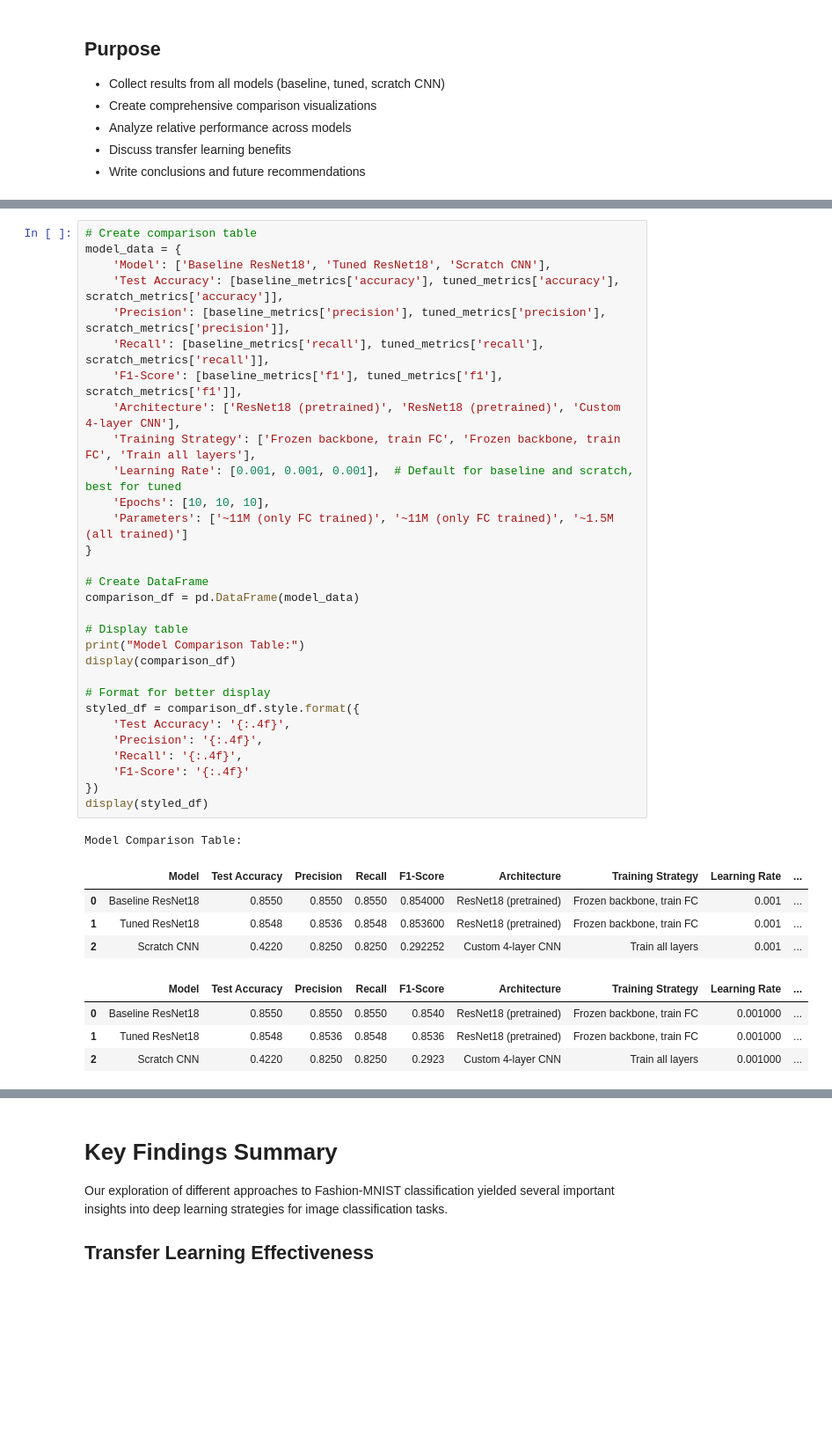
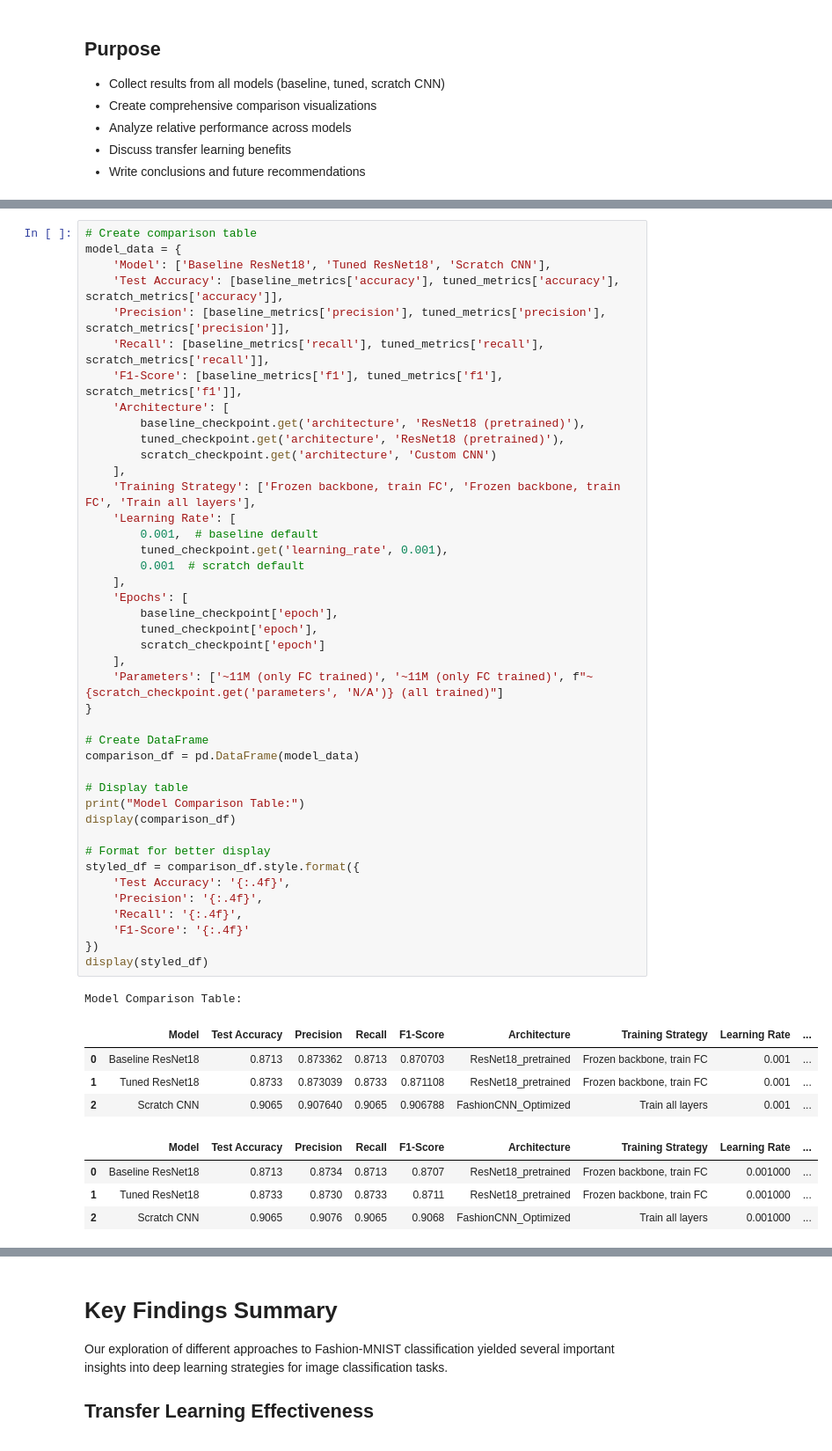
Before and after one commit to Skelligg/DL_Machine_Vision_Project, a Jupyter notebook: notebooks/06_comparison.ipynb, the cells around one changed output, grey strips where cells are left out. Shown at 88% size. Saved outputs shown, nothing was run; the diff lists cells and outputs as text; blank space fills up the shorter version.

```diff
--- a/notebooks/06_comparison.ipynb
+++ b/notebooks/06_comparison.ipynb
@@ -159,40 +117,52 @@ Scratch CNN: Accuracy = 0.4220, F1 = 0.2923
 # %%
 # Create comparison table
 model_data = {
     'Model': ['Baseline ResNet18', 'Tuned ResNet18', 'Scratch CNN'],
     'Test Accuracy': [baseline_metrics['accuracy'], tuned_metrics['accuracy'], scratch_metrics['accuracy']],
     'Precision': [baseline_metrics['precision'], tuned_metrics['precision'], scratch_metrics['precision']],
     'Recall': [baseline_metrics['recall'], tuned_metrics['recall'], scratch_metrics['recall']],
     'F1-Score': [baseline_metrics['f1'], tuned_metrics['f1'], scratch_metrics['f1']],
-    'Architecture': ['ResNet18 (pretrained)', 'ResNet18 (pretrained)', 'Custom 4-layer CNN'],
+    'Architecture': [
+        baseline_checkpoint.get('architecture', 'ResNet18 (pretrained)'),
+        tuned_checkpoint.get('architecture', 'ResNet18 (pretrained)'),
+        scratch_checkpoint.get('architecture', 'Custom CNN')
+    ],
     'Training Strategy': ['Frozen backbone, train FC', 'Frozen backbone, train FC', 'Train all layers'],
-    'Learning Rate': [0.001, 0.001, 0.001],  # Default for baseline and scratch, best for tuned
-    'Epochs': [10, 10, 10],
-    'Parameters': ['~11M (only FC trained)', '~11M (only FC trained)', '~1.5M (all trained)']
+    'Learning Rate': [
+        0.001,  # baseline default
+        tuned_checkpoint.get('learning_rate', 0.001),
+        0.001  # scratch default
+    ],
+    'Epochs': [
+        baseline_checkpoint['epoch'],
+        tuned_checkpoint['epoch'],
+        scratch_checkpoint['epoch']
+    ],
+    'Parameters': ['~11M (only FC trained)', '~11M (only FC trained)', f"~{scratch_checkpoint.get('parameters', 'N/A')} (all trained)"]
 }
 
 # Create DataFrame
 comparison_df = pd.DataFrame(model_data)
 
 # Display table
 print("Model Comparison Table:")
 display(comparison_df)
 
 # Format for better display
 styled_df = comparison_df.style.format({
     'Test Accuracy': '{:.4f}',
     'Precision': '{:.4f}',
     'Recall': '{:.4f}',
     'F1-Score': '{:.4f}'
 })
 display(styled_df)
 # %% [output]
 Model Comparison Table:
 |  | Model | Test Accuracy | Precision | Recall | F1-Score | Architecture | Training Strategy | Learning Rate | ... |
-| 0 | Baseline ResNet18 | 0.8550 | 0.8550 | 0.8550 | 0.854000 | ResNet18 (pretrained) | Frozen backbone, train FC | 0.001 | ... |
-| 1 | Tuned ResNet18 | 0.8548 | 0.8536 | 0.8548 | 0.853600 | ResNet18 (pretrained) | Frozen backbone, train FC | 0.001 | ... |
-| 2 | Scratch CNN | 0.4220 | 0.8250 | 0.8250 | 0.292252 | Custom 4-layer CNN | Train all layers | 0.001 | ... |
+| 0 | Baseline ResNet18 | 0.8713 | 0.873362 | 0.8713 | 0.870703 | ResNet18_pretrained | Frozen backbone, train FC | 0.001 | ... |
+| 1 | Tuned ResNet18 | 0.8733 | 0.873039 | 0.8733 | 0.871108 | ResNet18_pretrained | Frozen backbone, train FC | 0.001 | ... |
+| 2 | Scratch CNN | 0.9065 | 0.907640 | 0.9065 | 0.906788 | FashionCNN_Optimized | Train all layers | 0.001 | ... |
 |  | Model | Test Accuracy | Precision | Recall | F1-Score | Architecture | Training Strategy | Learning Rate | ... |
-| 0 | Baseline ResNet18 | 0.8550 | 0.8550 | 0.8550 | 0.8540 | ResNet18 (pretrained) | Frozen backbone, train FC | 0.001000 | ... |
-| 1 | Tuned ResNet18 | 0.8548 | 0.8536 | 0.8548 | 0.8536 | ResNet18 (pretrained) | Frozen backbone, train FC | 0.001000 | ... |
-| 2 | Scratch CNN | 0.4220 | 0.8250 | 0.8250 | 0.2923 | Custom 4-layer CNN | Train all layers | 0.001000 | ... |
+| 0 | Baseline ResNet18 | 0.8713 | 0.8734 | 0.8713 | 0.8707 | ResNet18_pretrained | Frozen backbone, train FC | 0.001000 | ... |
+| 1 | Tuned ResNet18 | 0.8733 | 0.8730 | 0.8733 | 0.8711 | ResNet18_pretrained | Frozen backbone, train FC | 0.001000 | ... |
+| 2 | Scratch CNN | 0.9065 | 0.9076 | 0.9065 | 0.9068 | FashionCNN_Optimized | Train all layers | 0.001000 | ... |
```
Also changed, not shown: parts of 7 cells of this notebook, 3 other files.
